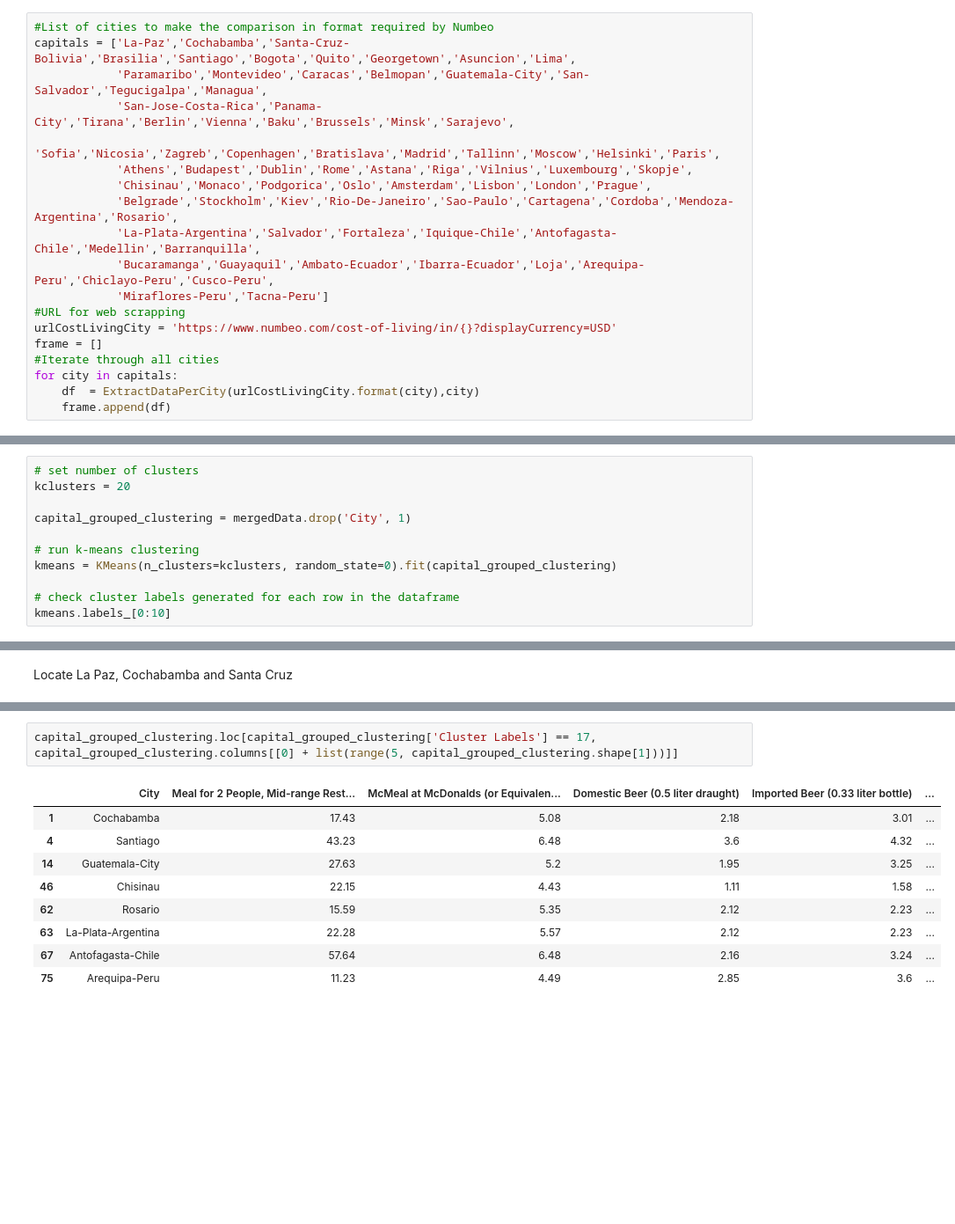
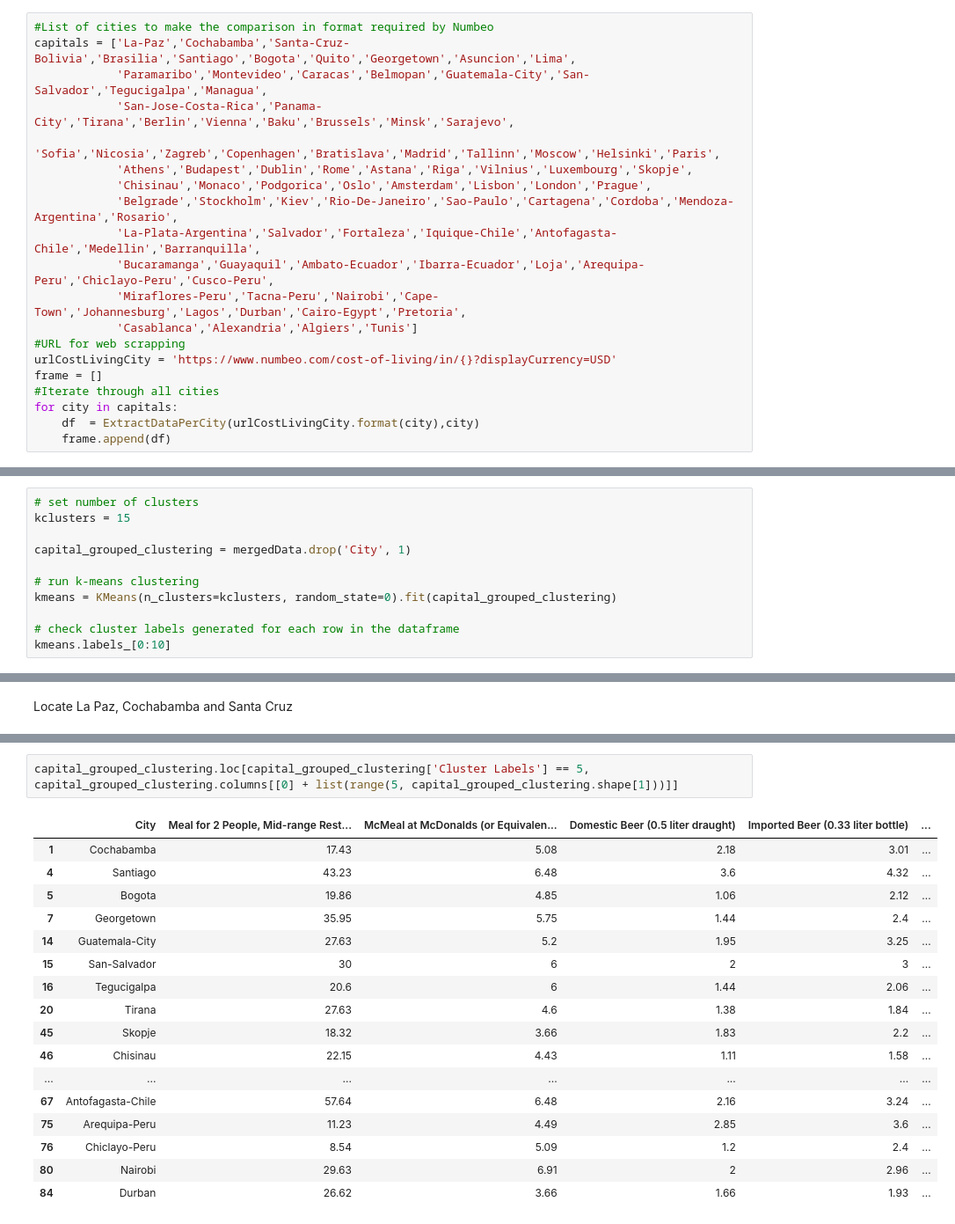
Before and after one commit to edsonSozaAndrade/Coursera_Capstone, a Jupyter notebook: HelloBolivia.ipynb, the cells around one changed output, grey strips where cells are left out. Shown at 88% size. Saved outputs shown, nothing was run; the diff lists cells and outputs as text; blank space fills up the shorter version.

```diff
--- a/HelloBolivia.ipynb
+++ b/HelloBolivia.ipynb
@@ -252,7 +313,8 @@ capitals = ['La-Paz','Cochabamba','Santa-Cruz-Bolivia','Brasilia','Santiago','Bo
             'Belgrade','Stockholm','Kiev','Rio-De-Janeiro','Sao-Paulo','Cartagena','Cordoba','Mendoza-Argentina','Rosario',
             'La-Plata-Argentina','Salvador','Fortaleza','Iquique-Chile','Antofagasta-Chile','Medellin','Barranquilla',
             'Bucaramanga','Guayaquil','Ambato-Ecuador','Ibarra-Ecuador','Loja','Arequipa-Peru','Chiclayo-Peru','Cusco-Peru',
-            'Miraflores-Peru','Tacna-Peru']
+            'Miraflores-Peru','Tacna-Peru','Nairobi','Cape-Town','Johannesburg','Lagos','Durban','Cairo-Egypt','Pretoria',
+            'Casablanca','Alexandria','Algiers','Tunis']
 #URL for web scrapping
 urlCostLivingCity = 'https://www.numbeo.com/cost-of-living/in/{}?displayCurrency=USD'
 frame = []
@@ -332,6 +380,6 @@ cities_list =mergedData.City
 # %%
 # set number of clusters
-kclusters = 20
+kclusters = 15
 
 capital_grouped_clustering = mergedData.drop('City', 1)
 
@@ -428,12 +476,20 @@ capital_grouped_clustering.loc[capital_grouped_clustering['Cluster Labels'] == 6
 # %%
-capital_grouped_clustering.loc[capital_grouped_clustering['Cluster Labels'] == 17, capital_grouped_clustering.columns[[0] + list(range(5, capital_grouped_clustering.shape[1]))]]
+capital_grouped_clustering.loc[capital_grouped_clustering['Cluster Labels'] == 5, capital_grouped_clustering.columns[[0] + list(range(5, capital_grouped_clustering.shape[1]))]]
 # %% [output]
 |  | City | Meal for 2 People, Mid-range Rest... | McMeal at McDonalds (or Equivalen... | Domestic Beer (0.5 liter draught) | Imported Beer (0.33 liter bottle) | ... |
 | 1 | Cochabamba | 17.43 | 5.08 | 2.18 | 3.01 | ... |
 | 4 | Santiago | 43.23 | 6.48 | 3.6 | 4.32 | ... |
+| 5 | Bogota | 19.86 | 4.85 | 1.06 | 2.12 | ... |
+| 7 | Georgetown | 35.95 | 5.75 | 1.44 | 2.4 | ... |
 | 14 | Guatemala-City | 27.63 | 5.2 | 1.95 | 3.25 | ... |
+| 15 | San-Salvador | 30 | 6 | 2 | 3 | ... |
+| 16 | Tegucigalpa | 20.6 | 6 | 1.44 | 2.06 | ... |
+| 20 | Tirana | 27.63 | 4.6 | 1.38 | 1.84 | ... |
+| 45 | Skopje | 18.32 | 3.66 | 1.83 | 2.2 | ... |
 | 46 | Chisinau | 22.15 | 4.43 | 1.11 | 1.58 | ... |
-| 62 | Rosario | 15.59 | 5.35 | 2.12 | 2.23 | ... |
-| 63 | La-Plata-Argentina | 22.28 | 5.57 | 2.12 | 2.23 | ... |
+| ... | ... | ... | ... | ... | ... | ... |
 | 67 | Antofagasta-Chile | 57.64 | 6.48 | 2.16 | 3.24 | ... |
 | 75 | Arequipa-Peru | 11.23 | 4.49 | 2.85 | 3.6 | ... |
+| 76 | Chiclayo-Peru | 8.54 | 5.09 | 1.2 | 2.4 | ... |
+| 80 | Nairobi | 29.63 | 6.91 | 2 | 2.96 | ... |
+| 84 | Durban | 26.62 | 3.66 | 1.66 | 1.93 | ... |
```
Also changed, not shown: parts of 52 cells of this notebook.
